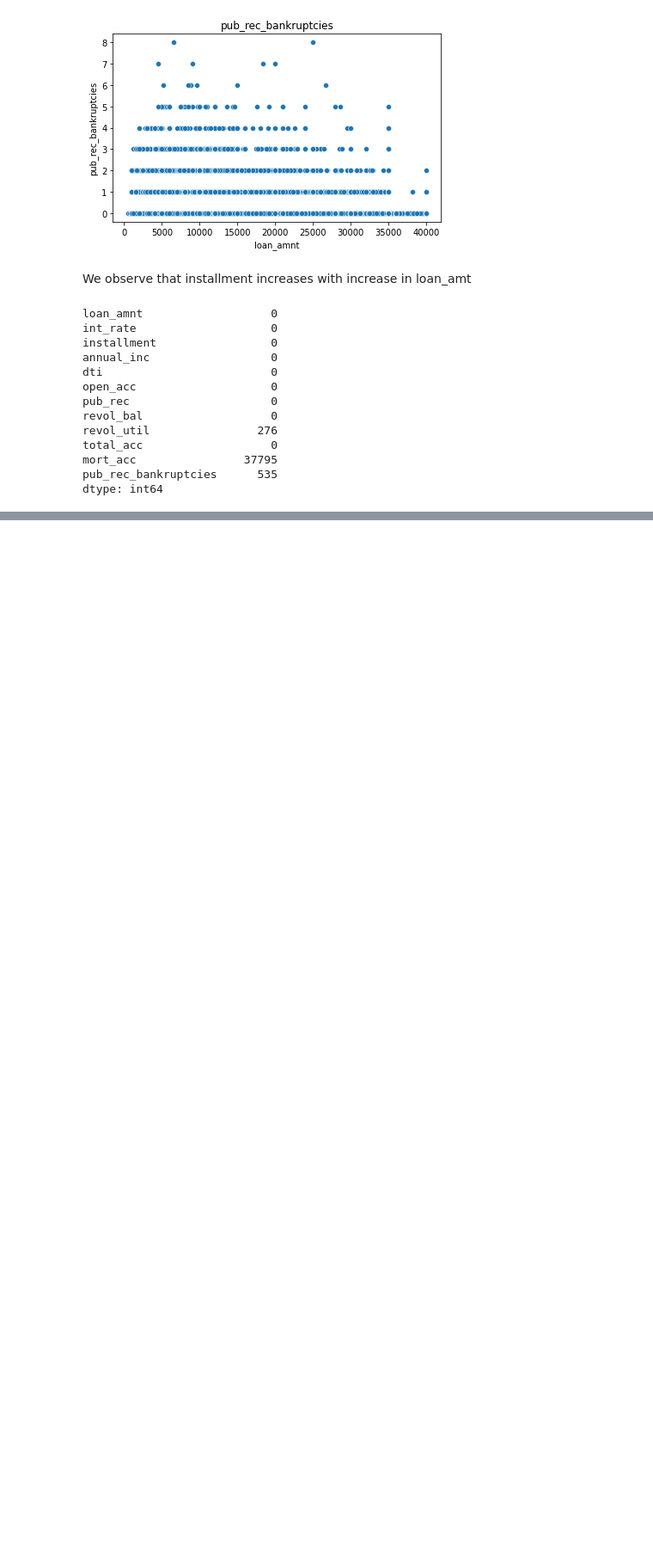
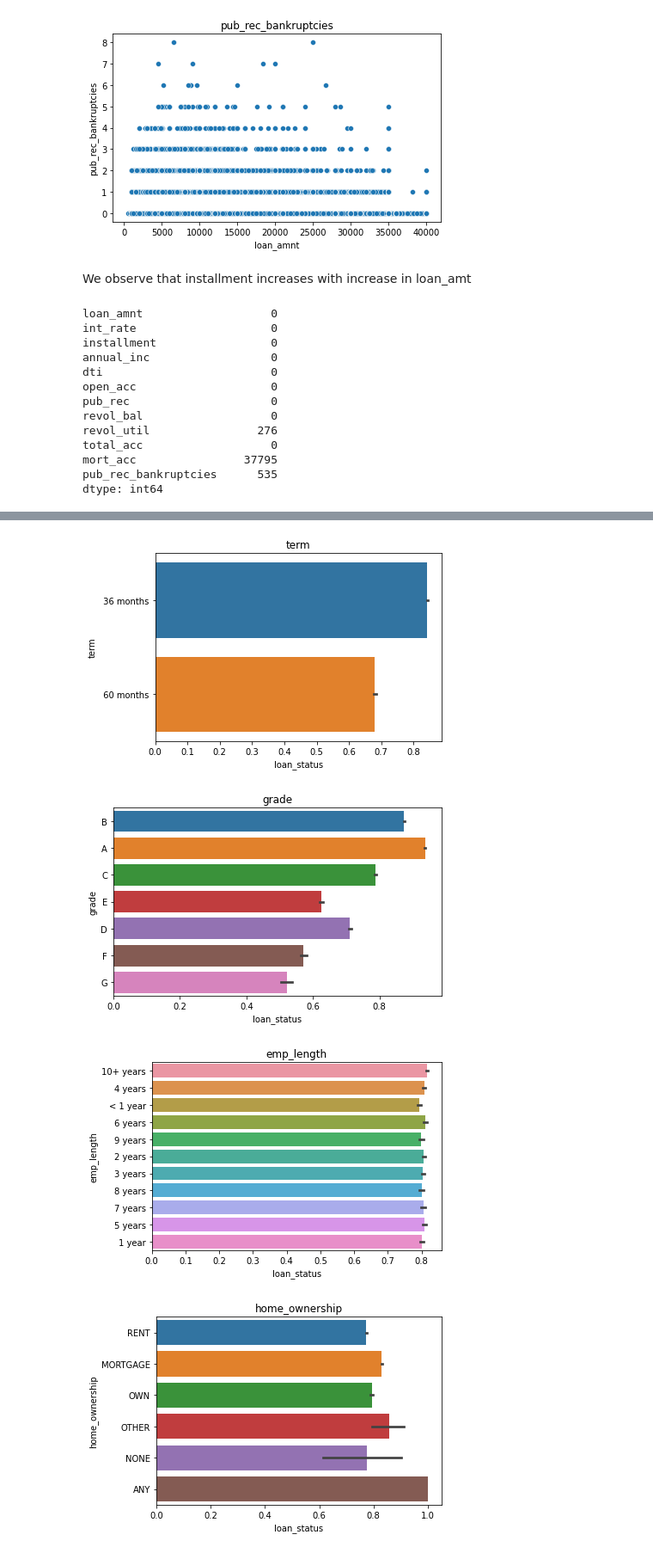
Before and after one commit to adupatil/Loan_credibility_prediction, a Jupyter notebook: Loan_credibility_prediction.ipynb, the cells around one changed output, grey strips where cells are left out. Shown at 86% size. Drawn from its saved outputs; the diff is of its cells as text; code cells hidden in the pictures; blank space fills up the shorter version.

```diff
--- a/Loan_credibility_prediction.ipynb
+++ b/Loan_credibility_prediction.ipynb
@@ -381,0 +402,3 @@ dtype: int64
+# %%
+for feature in categorical_features:
+    print(f"{feature} has {df[feature].nunique()} categories")
@@ -381,0 +423,2 @@ dtype: int64
+# %%
+d = {'Fully Paid':1,'Charged Off':0}
@@ -381,0 +434,16 @@ dtype: int64
+# %%
+df['loan_status'] = df['loan_status'].map(d)
+# %%
+for feature in categorical_features:
+    if df[feature].nunique()<15:
+        sns.barplot(x=df['loan_status'],y=df[feature])
+        plt.ylabel(feature)
+        plt.xlabel('loan_status')
+        plt.title(feature)
+        plt.tight_layout()
+        plt.show()
+# %% [output]
+[figure, added]
+[figure, added]
+[figure, added]
+[figure, added]
```
Also changed, not shown: parts of 61 cells of this notebook.
